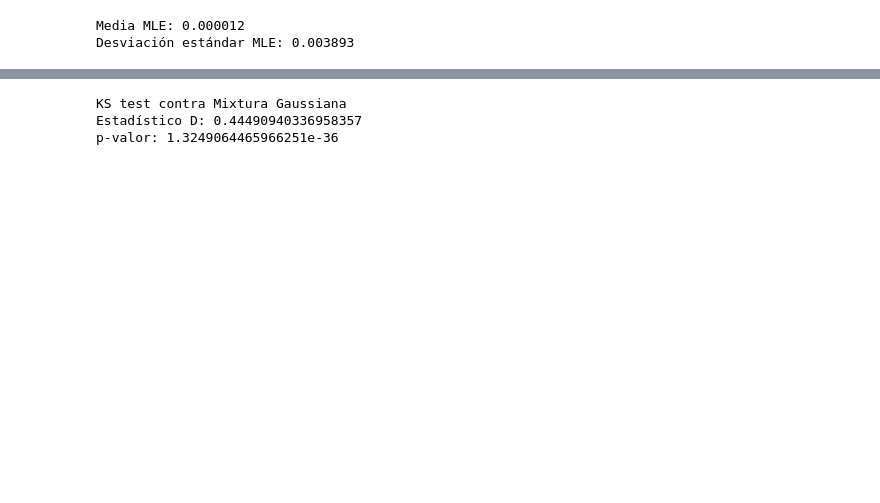
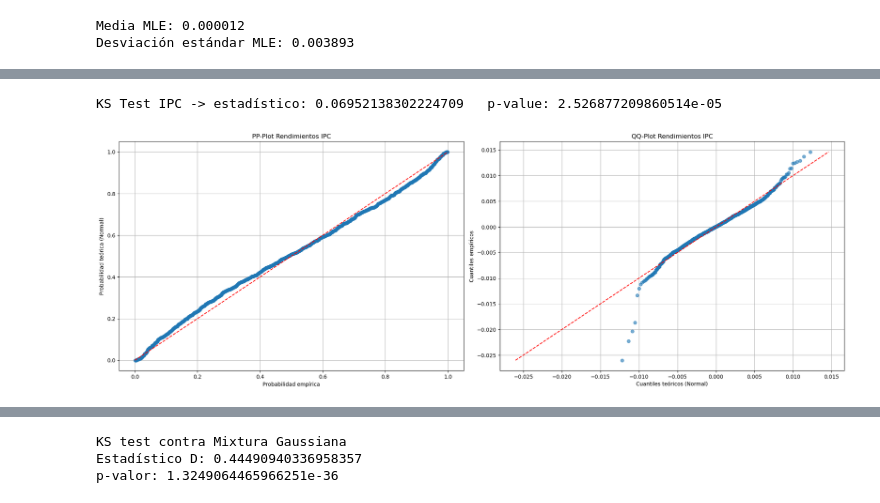
Before and after one commit to cmayorgat44/Estimation_parametrica, a Jupyter notebook: proyecto_final.ipynb, the cells around one changed output, grey strips where cells are left out. Saved outputs shown, nothing was run; the diff lists cells and outputs as text; code cells hidden in the pictures; blank space fills up the shorter version.

```diff
--- a/proyecto_final.ipynb
+++ b/proyecto_final.ipynb
@@ -164,0 +140,52 @@ Curtosis teórica (Pearson): 3.0
+# %%
+# KS test para IPC
+ks_ipc = kstest(df["Rendimientos IPC"], "laplace", args=(mu_mle, sigma_mle))
+print("KS Test IPC -> estadístico:", ks_ipc.statistic, "  p-value:", ks_ipc.pvalue)
+# %% [output]
+KS Test IPC -> estadístico: 0.06952138302224709   p-value: 2.526877209860514e-05
+# %%
+import numpy as np
+import matplotlib.pyplot as plt
+from scipy.stats import norm
+
+def pp_qq_plots(data, mu, sigma, title_pp="PP-Plot", title_qq="QQ-Plot"):
+    data_sorted = np.sort(data)
+    n = len(data_sorted)
+    probs = np.arange(1, n+1) / (n+1)
+
+    # --- PP Plot ---
+    probs_emp = probs
+    probs_theo = norm.cdf(data_sorted, loc=mu, scale=sigma)
+
+    # --- QQ Plot ---
+    theo_quants = norm.ppf(probs, loc=mu, scale=sigma)
+
+    # --- Crear figura con subplots ---
+    fig, axes = plt.subplots(1, 2, figsize=(20, 7))
+
+    # PP-Plot
+    axes[0].plot(probs_emp, probs_theo, "o", alpha=0.6)
+    axes[0].plot([0, 1], [0, 1], "r--")
+    axes[0].set_xlabel("Probabilidad empírica")
+    axes[0].set_ylabel("Probabilidad teórica (Normal)")
+    axes[0].set_title(title_pp)
+    axes[0].grid(True)
+
+    # QQ-Plot
+    axes[1].plot(theo_quants, data_sorted, "o", alpha=0.6)
+    min_val = min(data_sorted.min(), theo_quants.min())
+    max_val = max(data_sorted.max(), theo_quants.max())
+    axes[1].plot([min_val, max_val], [min_val, max_val], "r--")
+    axes[1].set_xlabel("Cuantiles teóricos (Normal)")
+    axes[1].set_ylabel("Cuantiles empíricos")
+    axes[1].set_title(title_qq)
+    axes[1].grid(True)
+
+    plt.tight_layout()
+    plt.show()
+
+# Ejemplo con tus datos del IPC
+pp_qq_plots(df["Rendimientos IPC"], mu_mle, sigma_mle,
+            title_pp="PP-Plot Rendimientos IPC", title_qq="QQ-Plot Rendimientos IPC")
+# %% [output]
+[figure, added]
```
Also changed, not shown: parts of 35 cells of this notebook, 2 other files.
